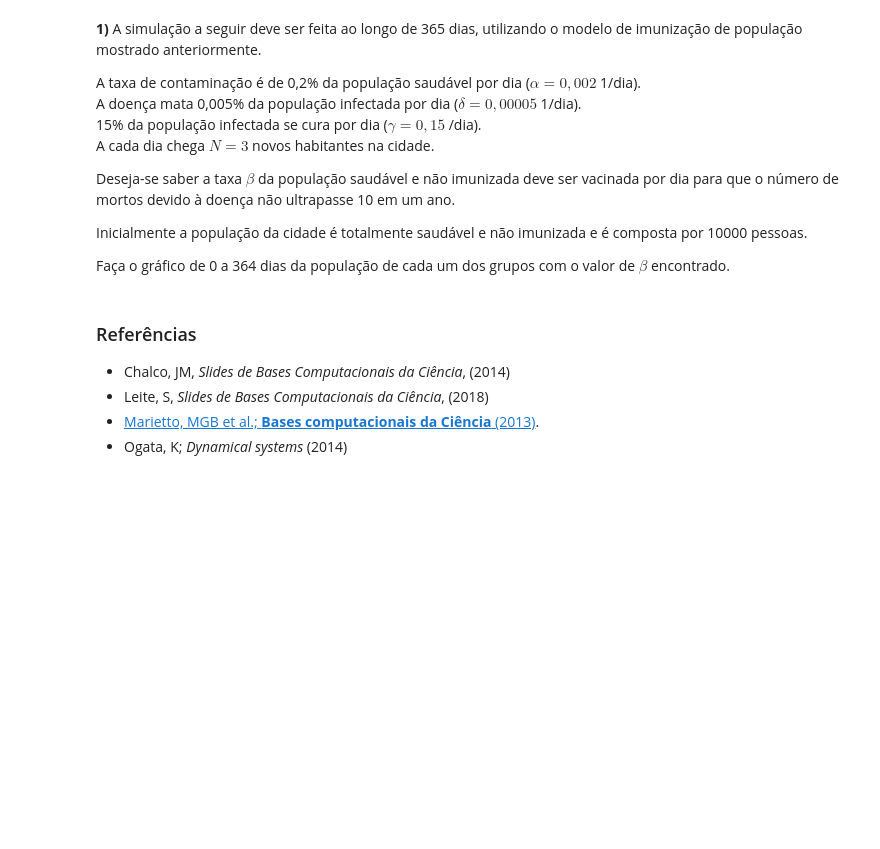
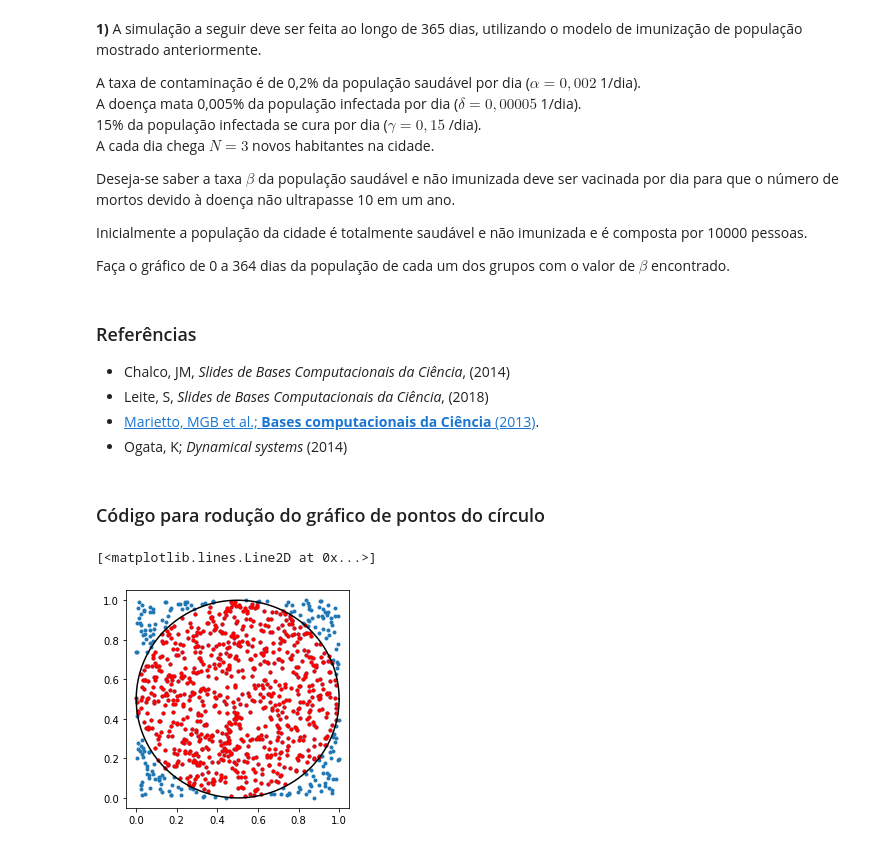
Before and after one commit to rnwatanabe/BasesComputacionais, a Jupyter notebook: aula10/Modelagem.ipynb, the cells around one changed output. Drawn from its saved outputs; the diff is of its cells as text; code cells hidden in the pictures; blank space fills up the shorter version.

```diff
--- a/aula10/Modelagem.ipynb
+++ b/aula10/Modelagem.ipynb
@@ -284,3 +296,30 @@ Faça o gráfico de 0 a 364 dias da população de cada um dos grupos com o valo
 - Leite, S, *Slides de Bases Computacionais da Ciência*, (2018)
 - [Marietto, MGB et al.; **Bases computacionais da Ciência** (2013)](http://prograd.ufabc.edu.br/images/pdf/bases_computacionais_livro.pdf).
 - Ogata, K; *Dynamical systems* (2014)
+# %% [markdown]
+###  Código para rodução do gráfico de pontos do círculo
+# %%
+import numpy as np
+import matplotlib.pyplot as plt
+rng = np.random.default_rng()
+N = 1000
+x = np.zeros(N)
+y = np.zeros(N)
+for i in range(N):
+  x[i] = rng.uniform(size=1)
+  y[i] = rng.uniform(size=1)
+d = np.sqrt((x-0.5)**2+(y-0.5)**2)
+plt.figure(figsize=(4,4))
+plt.plot(x,y,'.')
+plt.plot(x[d<0.5], y[d<0.5], color='red',
+         marker='.',
+         linestyle='')
+theta = np.arange(0, 2*np.pi, 0.01)
+r = 0.5
+xcirc = r*np.cos(theta)+0.5
+ycirc = r*np.sin(theta)+0.5
+plt.plot(xcirc, ycirc, color='black',
+         linestyle='-')
+# %% [output]
+[<matplotlib.lines.Line2D at 0x...>]
+[figure, added]
```
Also changed, not shown: parts of 12 cells of this notebook.
